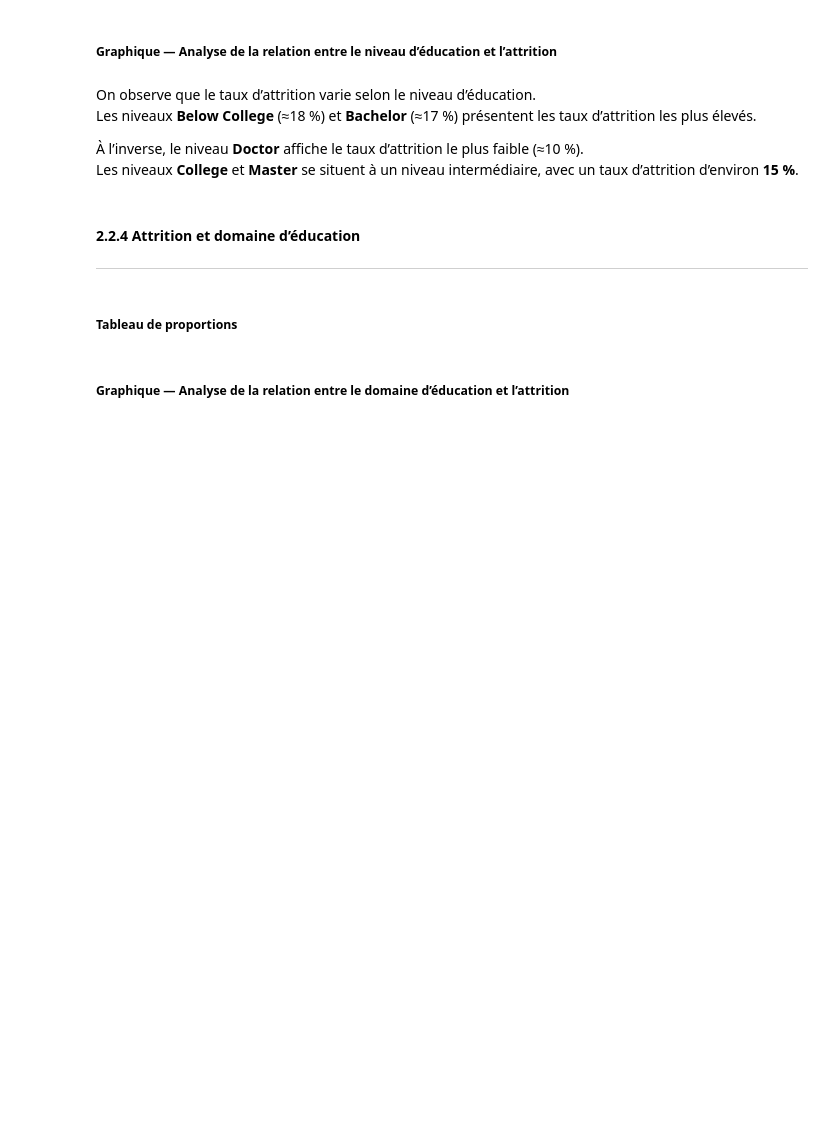
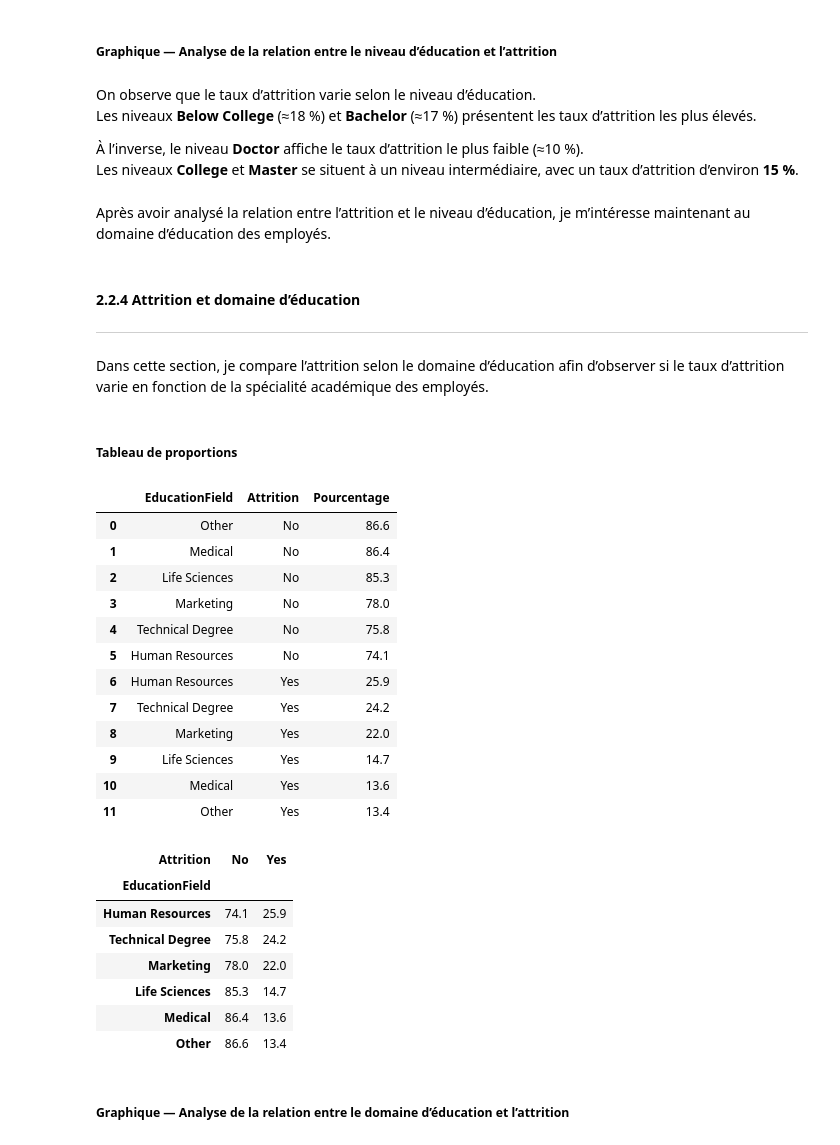
Before and after one commit to Kemuri15/employee-attrition-analysis, a Jupyter notebook: notebooks/03_axes_vie_perso.ipynb, the cells around one changed output. Cells and saved outputs as stored; diff of their text form; code cells hidden in the pictures; blank space fills up the shorter version.

```diff
--- a/notebooks/03_axes_vie_perso.ipynb
+++ b/notebooks/03_axes_vie_perso.ipynb
@@ -678,10 +683,51 @@ Les niveaux **Below College** (≈18 %) et **Bachelor** (≈17 %) présentent le
 
 À l’inverse, le niveau **Doctor** affiche le taux d’attrition le plus faible (≈10 %).
 Les niveaux **College** et **Master** se situent à un niveau intermédiaire, avec un taux d’attrition d’environ **15 %**.
+# %% [markdown]
+Après avoir analysé la relation entre l’attrition et le niveau d’éducation, je m’intéresse maintenant au domaine d’éducation des employés.
 # %% [markdown]
 #### 2.2.4 Attrition et domaine d’éducation
 ---
+Dans cette section, je compare l’attrition selon le domaine d’éducation afin d’observer si le taux d’attrition varie en fonction de la spécialité académique des employés.
 # %% [markdown]
 ##### Tableau de proportions
+# %%
+df_educationField_attrition = df_vie_perso[["EducationField", "Attrition"]]
+df_educationField_attrition.reset_index()
+df_educationField_attrition
+
+# Calcul du groupe
+
+educationfield_attrition = df_educationField_attrition.groupby("EducationField")["Attrition"].value_counts(normalize=True).sort_values(ascending=False).round(3)*100
+educationfield_attrition  = educationfield_attrition .reset_index(name="Pourcentage")
+display(educationfield_attrition)
+
+# Table pivot : ligne = EducationField , colonnes = attrition, values = Pourcentage
+
+pivot_educationfield_attrition  = educationfield_attrition .pivot(index= "EducationField", columns= "Attrition", values= "Pourcentage")
+pivot_educationfield_attrition  = pivot_educationfield_attrition .sort_values("Yes", ascending=False)
+pivot_educationfield_attrition
+# %% [output]
+|  | EducationField | Attrition | Pourcentage |
+| 0 | Other | No | 86.6 |
+| 1 | Medical | No | 86.4 |
+| 2 | Life Sciences | No | 85.3 |
+| 3 | Marketing | No | 78.0 |
+| 4 | Technical Degree | No | 75.8 |
+| 5 | Human Resources | No | 74.1 |
+| 6 | Human Resources | Yes | 25.9 |
+| 7 | Technical Degree | Yes | 24.2 |
+| 8 | Marketing | Yes | 22.0 |
+| 9 | Life Sciences | Yes | 14.7 |
+| 10 | Medical | Yes | 13.6 |
+| 11 | Other | Yes | 13.4 |
+| Attrition | No | Yes |
+| EducationField |  |  |
+| Human Resources | 74.1 | 25.9 |
+| Technical Degree | 75.8 | 24.2 |
+| Marketing | 78.0 | 22.0 |
+| Life Sciences | 85.3 | 14.7 |
+| Medical | 86.4 | 13.6 |
+| Other | 86.6 | 13.4 |
 # %% [markdown]
 ##### Graphique — Analyse de la relation entre le domaine d’éducation et l’attrition
```
Also changed, not shown: parts of 11 cells of this notebook.
